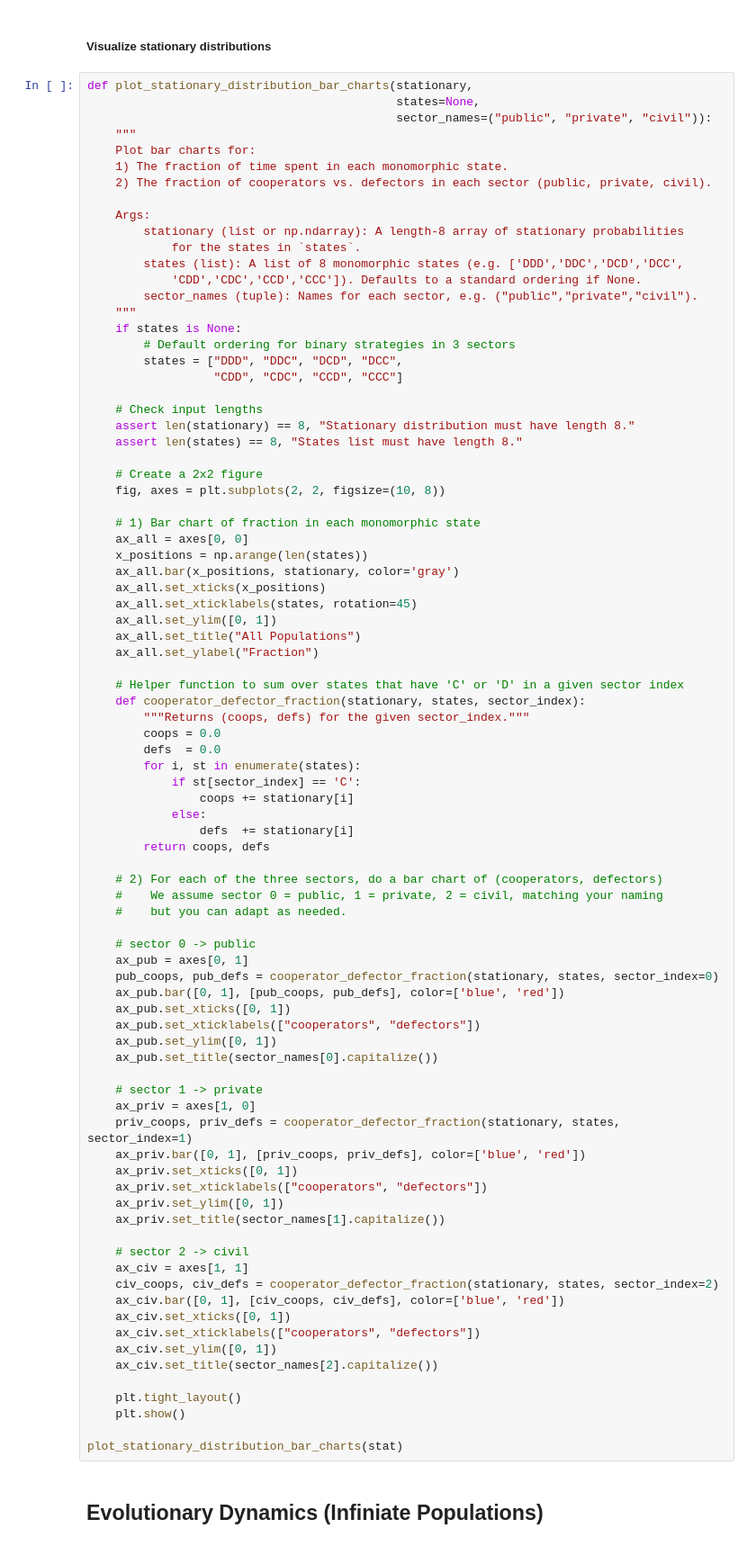
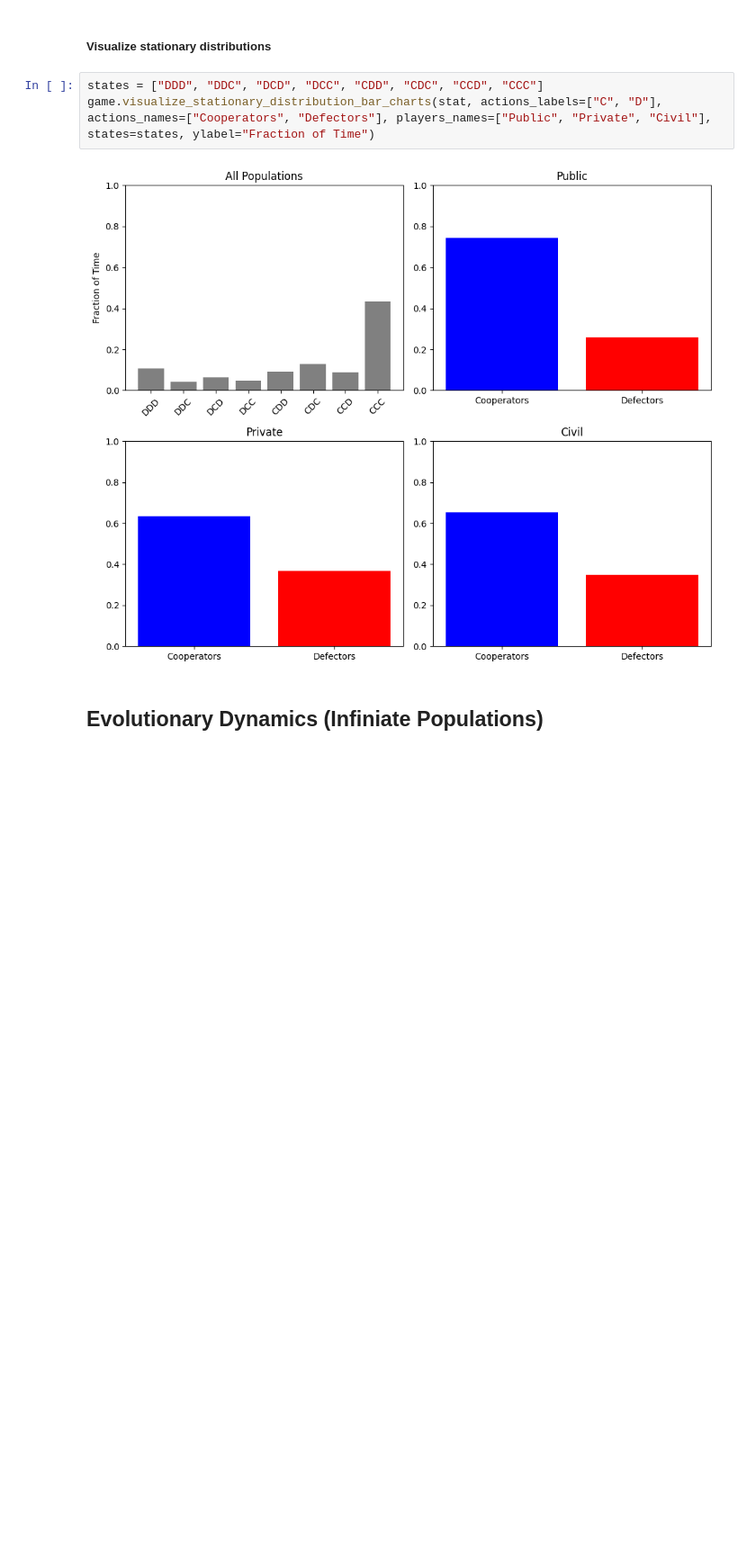
Before and after one commit to dalnakeb/Recommendation_Systems_Evolutionary_Dynamics, a Jupyter notebook: notebooks/rec_sys_evol_dyn.ipynb, the cells around one changed output. Shown: that part at 90% size. Saved outputs shown, nothing was run; the diff lists cells and outputs as text; blank space fills up the shorter version.

```diff
--- a/notebooks/rec_sys_evol_dyn.ipynb
+++ b/notebooks/rec_sys_evol_dyn.ipynb
@@ -203,90 +185,10 @@ stat
 # %% [markdown]
 ##### Visualize stationary distributions
 # %%
-def plot_stationary_distribution_bar_charts(stationary,
-                                            states=None,
-                                            sector_names=("public", "private", "civil")):
-    """
-    Plot bar charts for:
-    1) The fraction of time spent in each monomorphic state.
-    2) The fraction of cooperators vs. defectors in each sector (public, private, civil).
-
-    Args:
-        stationary (list or np.ndarray): A length-8 array of stationary probabilities
-            for the states in `states`.
-        states (list): A list of 8 monomorphic states (e.g. ['DDD','DDC','DCD','DCC',
-            'CDD','CDC','CCD','CCC']). Defaults to a standard ordering if None.
-        sector_names (tuple): Names for each sector, e.g. ("public","private","civil").
-    """
-    if states is None:
-        # Default ordering for binary strategies in 3 sectors
-        states = ["DDD", "DDC", "DCD", "DCC",
-                  "CDD", "CDC", "CCD", "CCC"]
-
-    # Check input lengths
-    assert len(stationary) == 8, "Stationary distribution must have length 8."
-    assert len(states) == 8, "States list must have length 8."
-
-    # Create a 2x2 figure
-    fig, axes = plt.subplots(2, 2, figsize=(10, 8))
-
-    # 1) Bar chart of fraction in each monomorphic state
-    ax_all = axes[0, 0]
-    x_positions = np.arange(len(states))
-    ax_all.bar(x_positions, stationary, color='gray')
-    ax_all.set_xticks(x_positions)
-    ax_all.set_xticklabels(states, rotation=45)
-    ax_all.set_ylim([0, 1])
-    ax_all.set_title("All Populations")
-    ax_all.set_ylabel("Fraction")
-
-    # Helper function to sum over states that have 'C' or 'D' in a given sector index
-    def cooperator_defector_fraction(stationary, states, sector_index):
-        """Returns (coops, defs) for the given sector_index."""
-        coops = 0.0
-        defs  = 0.0
-        for i, st in enumerate(states):
-            if st[sector_index] == 'C':
-                coops += stationary[i]
-            else:
-                defs  += stationary[i]
-        return coops, defs
-
-    # 2) For each of the three sectors, do a bar chart of (cooperators, defectors)
-    #    We assume sector 0 = public, 1 = private, 2 = civil, matching your naming
-    #    but you can adapt as needed.
-
-    # sector 0 -> public
-    ax_pub = axes[0, 1]
-    pub_coops, pub_defs = cooperator_defector_fraction(stationary, states, sector_index=0)
-    ax_pub.bar([0, 1], [pub_coops, pub_defs], color=['blue', 'red'])
-    ax_pub.set_xticks([0, 1])
-    ax_pub.set_xticklabels(["cooperators", "defectors"])
-    ax_pub.set_ylim([0, 1])
-    ax_pub.set_title(sector_names[0].capitalize())
-
-    # sector 1 -> private
-    ax_priv = axes[1, 0]
-    priv_coops, priv_defs = cooperator_defector_fraction(stationary, states, sector_index=1)
-    ax_priv.bar([0, 1], [priv_coops, priv_defs], color=['blue', 'red'])
-    ax_priv.set_xticks([0, 1])
-    ax_priv.set_xticklabels(["cooperators", "defectors"])
-    ax_priv.set_ylim([0, 1])
-    ax_priv.set_title(sector_names[1].capitalize())
-
-    # sector 2 -> civil
-    ax_civ = axes[1, 1]
-    civ_coops, civ_defs = cooperator_defector_fraction(stationary, states, sector_index=2)
-    ax_civ.bar([0, 1], [civ_coops, civ_defs], color=['blue', 'red'])
-    ax_civ.set_xticks([0, 1])
-    ax_civ.set_xticklabels(["cooperators", "defectors"])
-    ax_civ.set_ylim([0, 1])
-    ax_civ.set_title(sector_names[2].capitalize())
-
-    plt.tight_layout()
-    plt.show()
-
-plot_stationary_distribution_bar_charts(stat)
+states = ["DDD", "DDC", "DCD", "DCC", "CDD", "CDC", "CCD", "CCC"]
+game.visualize_stationary_distribution_bar_charts(stat, actions_labels=["C", "D"], actions_names=["Cooperators", "Defectors"], players_names=["Public", "Private", "Civil"], states=states, ylabel="Fraction of Time")
+# %% [output]
+[figure, added]
 # %% [markdown]
 ## Evolutionary Dynamics (Infiniate Populations)
 # %% [markdown]
```
Also changed, not shown: parts of 19 cells of this notebook, 1 other file.
